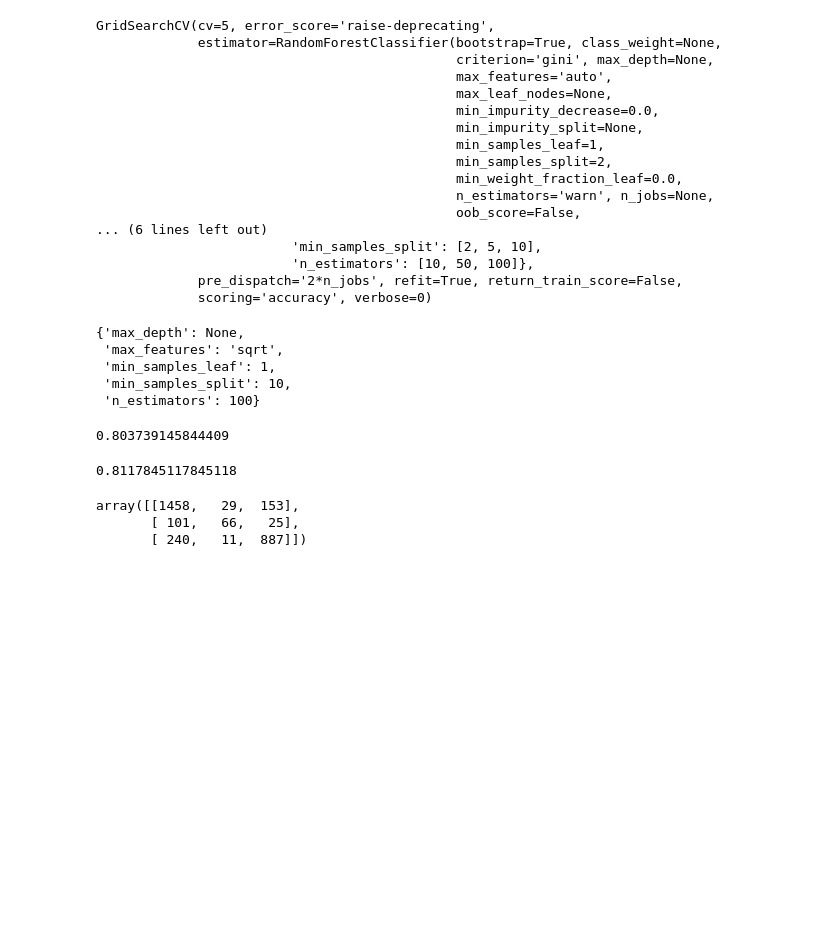
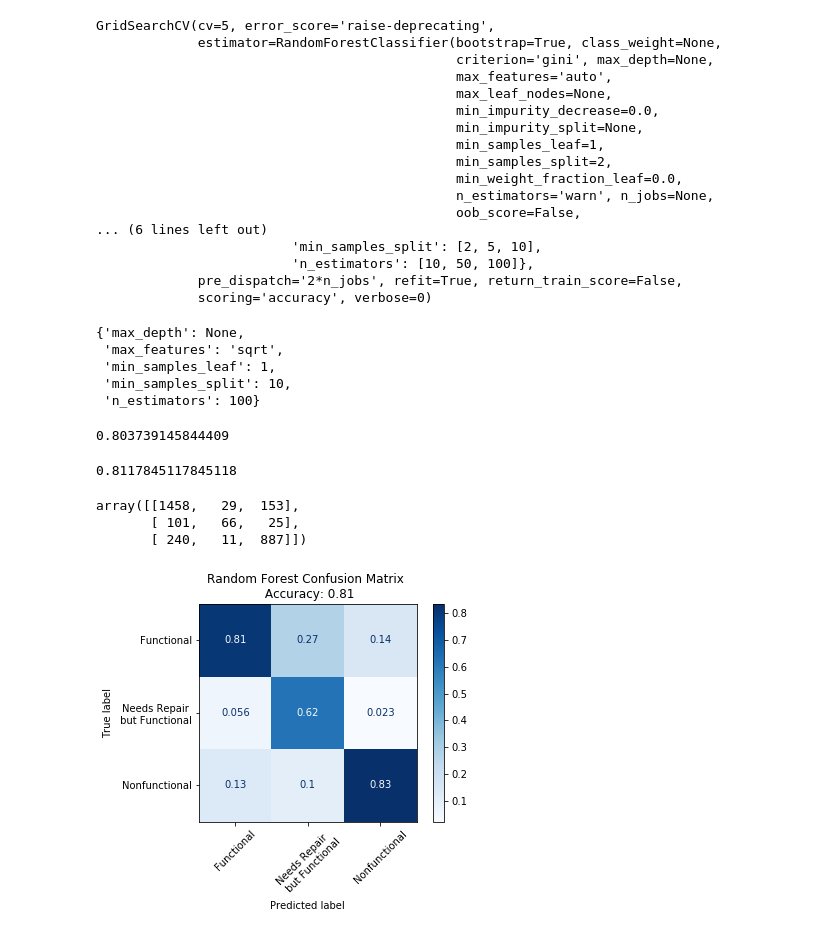
Before and after one commit to wvsharber/mod3project_Tanzania_water_well, a Jupyter notebook: Wyatt_RandomForest.ipynb, the cells around one changed output. Saved outputs shown, nothing was run; the diff lists cells and outputs as text; code cells hidden in the pictures; blank space fills up the shorter version.

Commit message:
add figures

```diff
--- a/Wyatt_RandomForest.ipynb
+++ b/Wyatt_RandomForest.ipynb
@@ -117,13 +117,13 @@ def do_everything(string1, string2, drop_values, thresh = 200):
     ohm_df, target_df = onehotmess(df_binned)
     X_train, X_test, y_train, y_test = normalize_func(ohm_df, target_df)
 
-    return X_train, X_test, y_train, y_test
+    return X_train, X_test, y_train, y_test, ohm_df.columns
 # %%
 drop_columns = ['id', 'funder', 'num_private', 'longitude', 'latitude', 'wpt_name', 'subvillage', 'region_code', 'lga',
                 'ward','recorded_by', 'scheme_name', 'extraction_type_group', 'payment', 'quality_group',
                 'quantity_group', 'source_type', 'source_class', 'waterpoint_type_group']
 
-X_train, X_test, y_train, y_test = do_everything('./data/training_data_values.csv', './data/training_data_labels.csv',
+X_train, X_test, y_train, y_test, col_names = do_everything('./data/training_data_values.csv', './data/training_data_labels.csv',
                                                 drop_columns)
 # %%
 dummy = DummyClassifier()
@@ -199,3 +199,10 @@ confusion_matrix(y_test, RF_best.predict(X_test))
 array([[1458,   29,  153],
        [ 101,   66,   25],
        [ 240,   11,  887]])
+# %%
+plot_confusion_matrix(RF_best, X_test, y_test, xticks_rotation=45, display_labels = ['Functional', 'Needs Repair \n but Functional', 'Nonfunctional'],
+                     normalize='pred', cmap='Blues')
+plt.title(f'Random Forest Confusion Matrix \n Accuracy: {round(RF_best.score(X_test, y_test), 2)}')
+plt.savefig('RF_confusion_matrix.png', dpi = 300, transparent = True);
+# %% [output]
+[figure, added]
```
Also changed, not shown: parts of 4 cells of this notebook, 2 other files.
